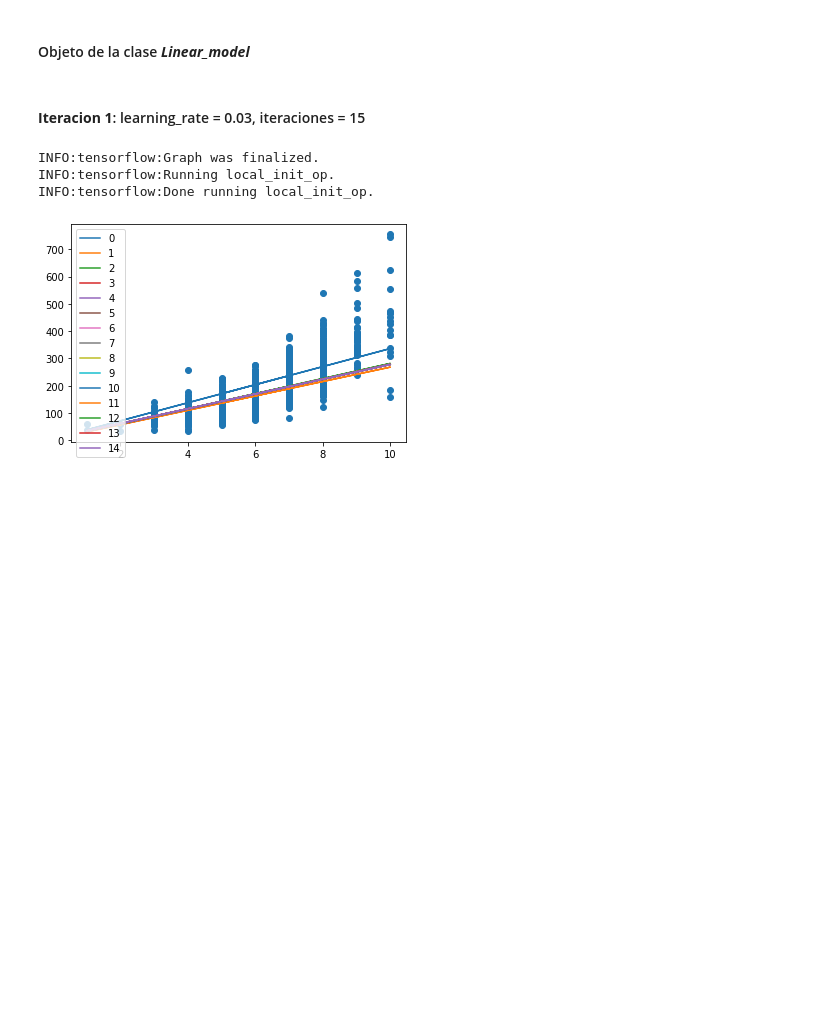
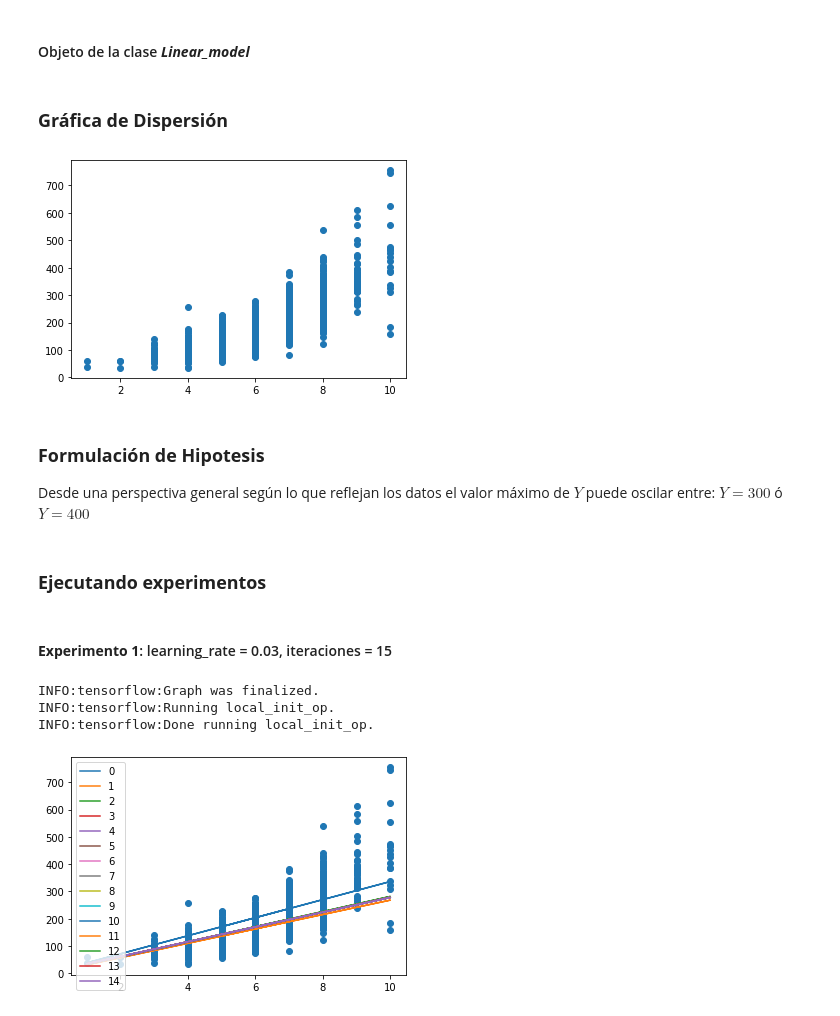
Before and after one commit to estuardozapeta/Statistical-Learning-I-Tarea-2, a Jupyter notebook: Tarea-2.ipynb, the cells around one changed output. Cells and saved outputs as stored; diff of their text form; code cells hidden in the pictures; blank space fills up the shorter version.

```diff
--- a/Tarea-2.ipynb
+++ b/Tarea-2.ipynb
@@ -85,8 +85,21 @@ class Linear_model:
 #### Objeto de la clase ***Linear_model***
 # %%
 lm = Linear_model(array)
+# %% [markdown]
+### **Gráfica de Dispersión**
+# %%
+plt.scatter(lm.x,lm.y)
+plt.show()
+# %% [output]
+[figure, added]
+# %% [markdown]
+### **Formulación de Hipotesis**
+
+Desde una perspectiva general según lo que reflejan los datos el valor máximo de $Y$ puede oscilar entre: $Y = 300$ ó $Y = 400$
+# %% [markdown]
+### **Ejecutando experimentos**
 # %% [markdown]
-#### **Iteracion 1**: learning_rate = 0.03, iteraciones = 15
+#### **Experimento 1**: learning_rate = 0.03, iteraciones = 15
 # %%
 lm.training(0.03, 15)
 # %% [output]
```
Also changed, not shown: parts of 11 cells of this notebook.
